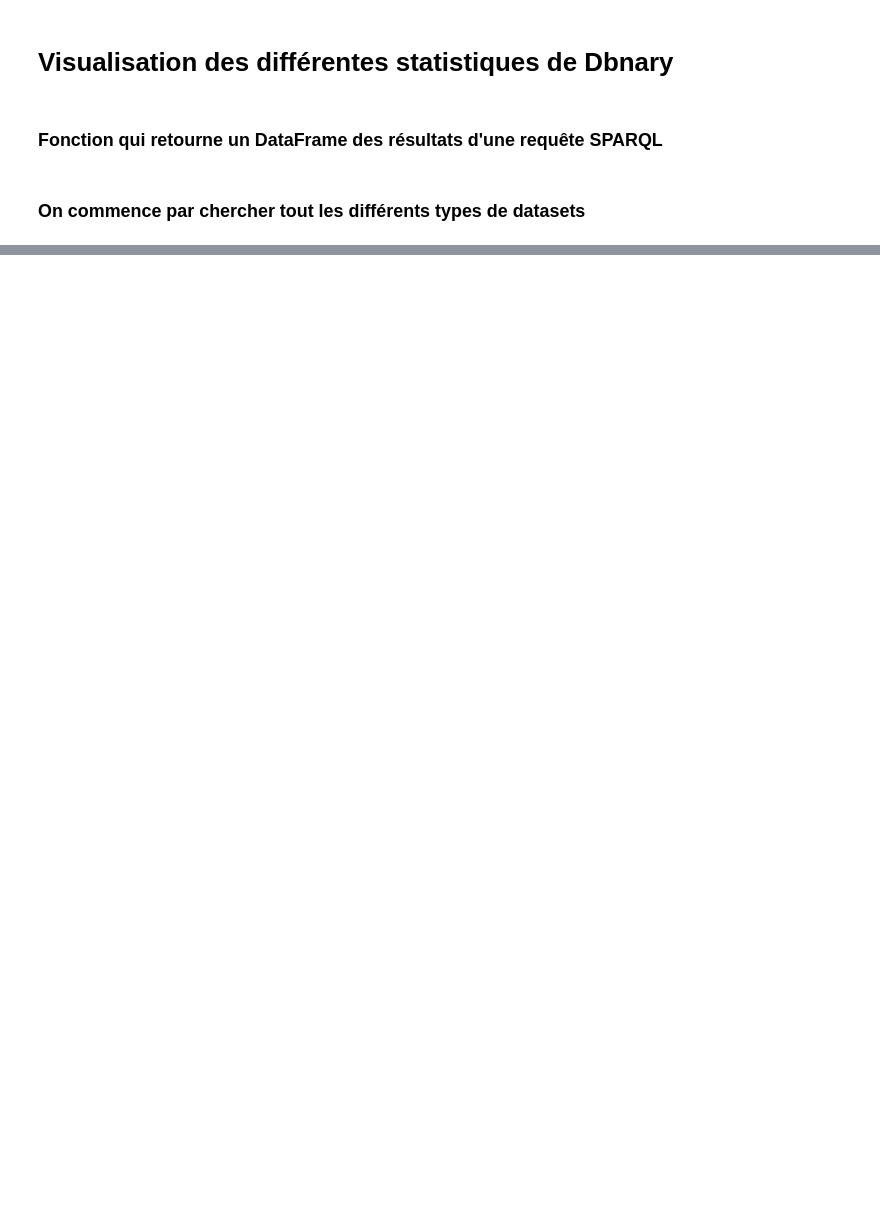
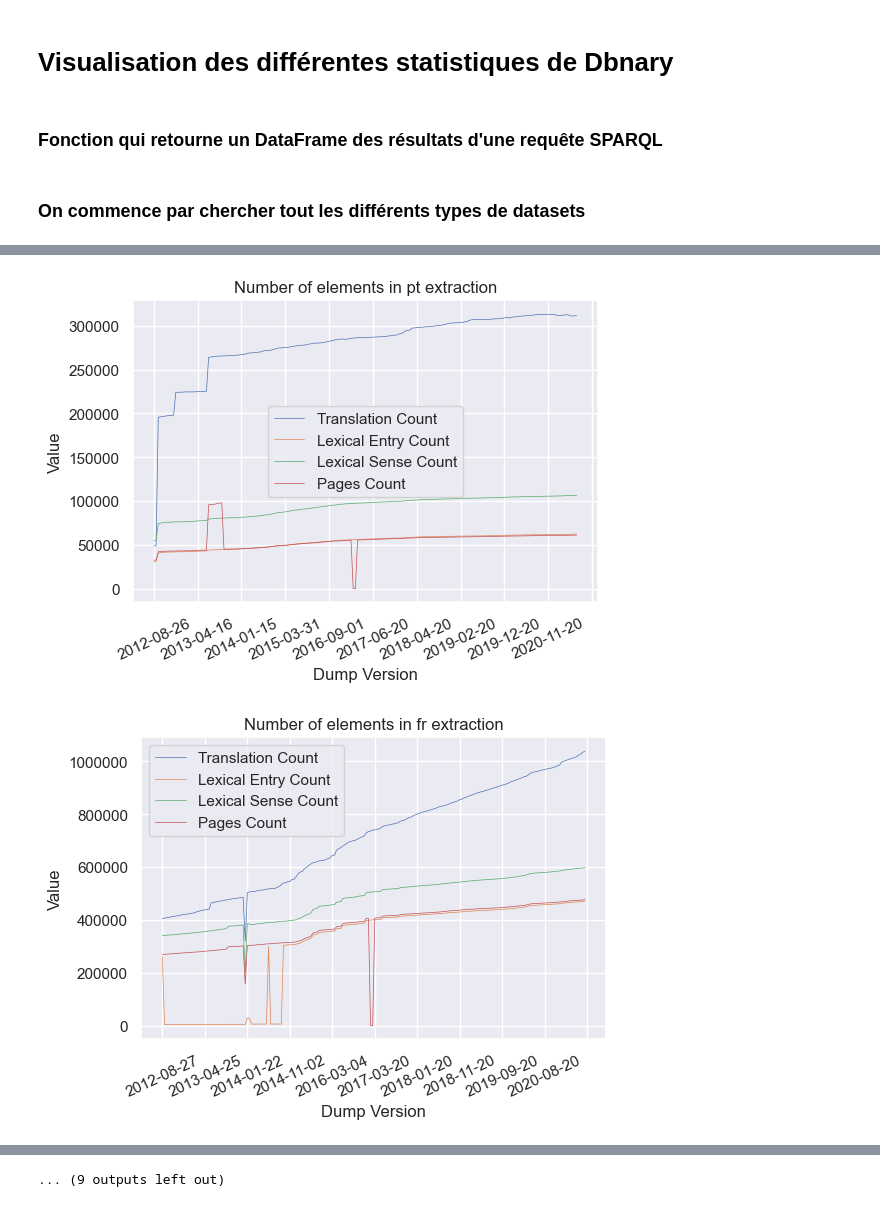
Before and after one commit to tristansaminadayar/pandas-datacube, a Jupyter notebook: search/notbooks/Version2.ipynb, the cells around one changed output, grey strips where cells are left out. Drawn from its saved outputs; the diff is of its cells as text; code cells hidden in the pictures; blank space fills up the shorter version.

Commit message:
Second Version

```diff
--- a/search/notbooks/Version2.ipynb
+++ b/search/notbooks/Version2.ipynb
@@ -194,0 +262,11 @@ res.serialize(format="json").decode("utf-8")
+# %%
+data = DataFrame.sort_values(by='wiktionaryDumpVersion')
+data[["translationsCount", "lexicalEntryCount", "lexicalSenseCount", "pageCount"]] = data[["translationsCount", "lexicalEntryCount", "lexicalSenseCount", "pageCount"]].astype(int)
+def transformation_date(date: int) -> str:
+    date = str(date)
+    return date[:4] + '-' + date[4:6] + '-' + date[6:]
+
+data["wiktionaryDumpVersion"] = data["wiktionaryDumpVersion"].map(transformation_date)
+data["lexicalEntryCount"] = pd.to_numeric(data["lexicalEntryCount"])
+
+data
@@ -194,0 +287,18 @@ res.serialize(format="json").decode("utf-8")
+# %%
+languages: list[str] = list(data["observationLanguage"].unique())
+for language in languages:
+    fig = plt.figure(dpi = 100)
+    ax = sns.lineplot(data = data[data["observationLanguage"] == language], x = "wiktionaryDumpVersion", y = "translationsCount", linewidth = 0.5, label = "Translation Count")
+    ax = sns.lineplot(data = data[data["observationLanguage"] == language], x = "wiktionaryDumpVersion", y = "lexicalEntryCount", linewidth = 0.5, label = "Lexical Entry Count")
+    ax = sns.lineplot(data = data[data["observationLanguage"] == language], x = "wiktionaryDumpVersion", y = "lexicalSenseCount", linewidth = 0.5, label = "Lexical Sense Count")
+    ax = sns.lineplot(data = data[data["observationLanguage"] == language], x = "wiktionaryDumpVersion", y = "pageCount", linewidth = 0.5, label = "Pages Count")
+    plt.title(f"Number of elements in {language} extraction")
+    plt.xticks(rotation = 25)
+    plt.legend()
+    plt.ylabel("Value")
+    plt.xlabel("Dump Version")
+    ax.xaxis.set_major_locator(ticker.MultipleLocator(20))
+    plt.ticklabel_format(axis='y', style='plain')
+# %% [output]
+[figure, added]
+[figure, added]
@@ -194,0 +315 @@ res.serialize(format="json").decode("utf-8")
+... (9 outputs left out)
```
Also changed, not shown: parts of 17 cells of this notebook, 2 other files.
